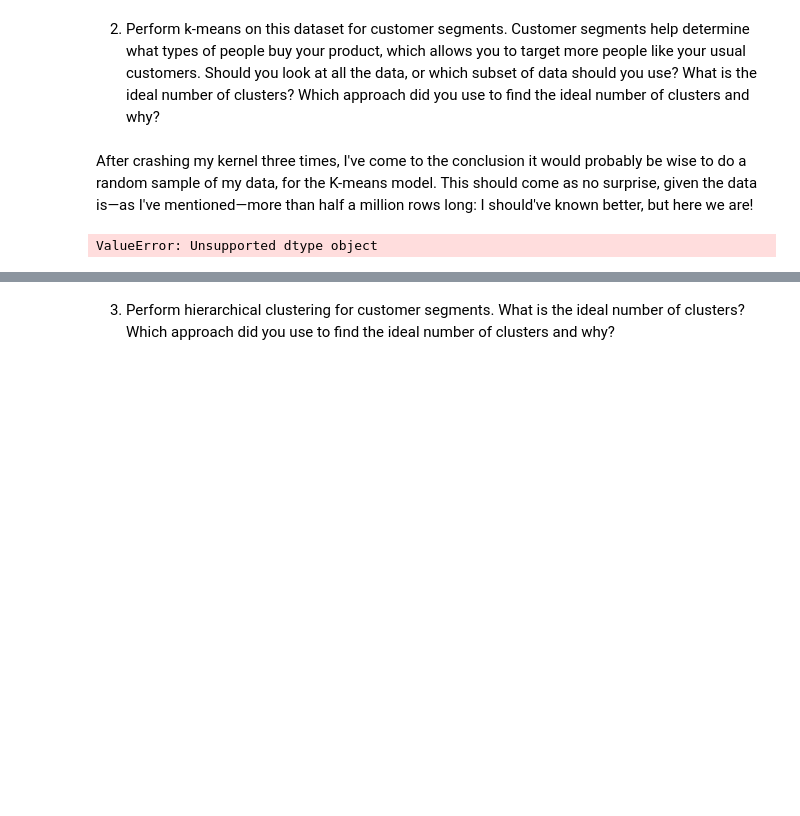
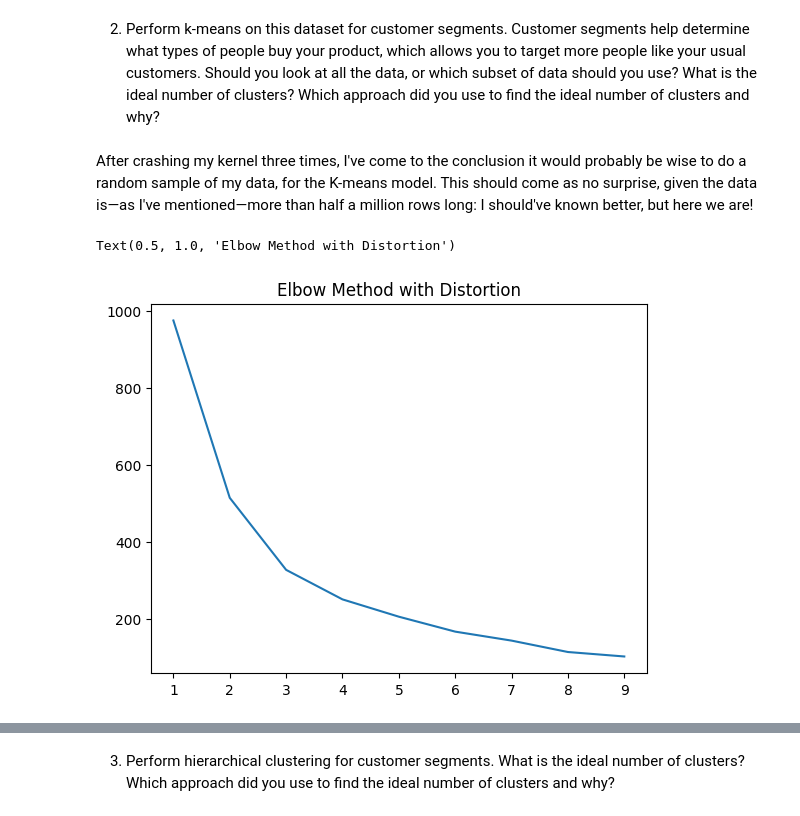
Before and after one commit to Co2Lo/Connor_CSCI_1070, a Jupyter notebook: Homework/week_11_homework.ipynb, the cells around one changed output, grey strips where cells are left out. Saved outputs shown, nothing was run; the diff lists cells and outputs as text; code cells hidden in the pictures; blank space fills up the shorter version.

```diff
--- a/Homework/week_11_homework.ipynb
+++ b/Homework/week_11_homework.ipynb
@@ -80,0 +72,5 @@ customer_df_cleaned_encoded = pd.get_dummies(customer_df_cleaned, columns = ['De
+# %%
+from sklearn.preprocessing import LabelEncoder
+
+encoder = LabelEncoder()
+customer_df_cleaned['Description_encoded'] = encoder.fit_transform(customer_df_cleaned['Description'])
@@ -100,7 +93,7 @@ Ignoring the nearly 4200 one-hot encoding columns we just created, it seems that
 # %%
 from sklearn.preprocessing import StandardScaler
 
-features_to_be_normalized = customer_df_cleaned_encoded[['Quantity', 'UnitPrice']]
+features_to_be_normalized = customer_df_cleaned[['Quantity', 'UnitPrice']]
 scaler = StandardScaler()
 normalized_features = scaler.fit_transform(features_to_be_normalized)
-customer_df_cleaned_encoded[['Quantity', 'UnitPrice']] = normalized_features
+customer_df_cleaned[['Quantity', 'UnitPrice']] = normalized_features
@@ -113,10 +112,11 @@ from sklearn.cluster import KMeans
 from scipy.spatial.distance import cdist
 import numpy as np
 
-X = customer_df_cleaned_encoded.drop(['InvoiceNo', 'StockCode', 'InvoiceDate',
-                                      'CustomerID', 'Country'], axis = 1)
+# Dropping "Description", among the others, which is the categorical version of our new and improved "Description_encoded column":
+X = customer_df_cleaned.drop(['InvoiceNo', 'StockCode', 'Description', 'InvoiceDate', 'CustomerID', 'Country'], axis = 1)
+y = customer_df_cleaned['Country']
 
-X_sampled = X.sample(n = 5000, random_state = 42)
+X_sampled = X.sample(n = 10000, random_state = 42)
 
 inertias = []
 distortions = []
@@ -130,5 +130,11 @@ for k in range(1, 10):
 
     inertia = model.inertia_
     inertias.append(inertia)
-# %% [output]
-ValueError: Unsupported dtype object
+# %%
+import matplotlib.pyplot as plt
+
+plt.plot(range(1,10), distortions)
+plt.title('Elbow Method with Distortion')
+# %% [output]
+Text(0.5, 1.0, 'Elbow Method with Distortion')
+[figure, added]
```
Also changed, not shown: parts of 10 cells of this notebook.
